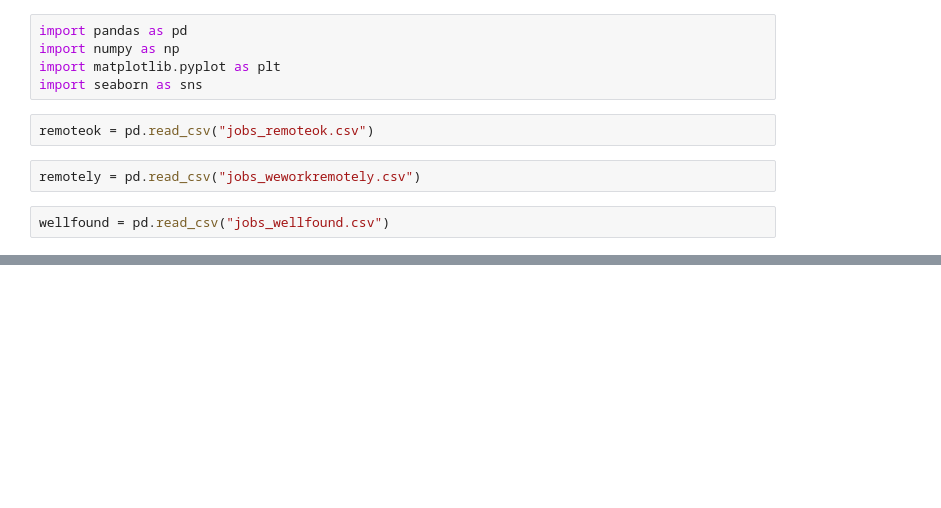
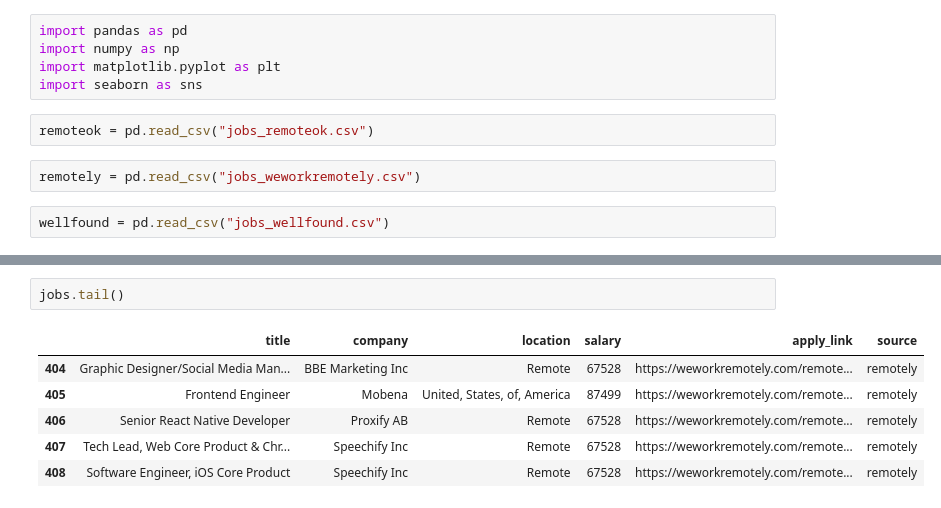
Before and after one commit to Boffins03/Remote-Job-Analyzer, a Jupyter notebook: data/processed/Untitled.ipynb, the cells around one changed output, grey strips where cells are left out. Drawn from its saved outputs; the diff is of its cells as text; blank space fills up the shorter version.

```diff
--- a/data/processed/Untitled.ipynb
+++ b/data/processed/Untitled.ipynb
@@ -53,0 +537,9 @@ memory usage: 12.6+ KB
+# %%
+jobs.tail()
+# %% [output]
+|  | title | company | location | salary | apply_link | source |
+| 404 | Graphic Designer/Social Media Man... | BBE Marketing Inc | Remote | 67528 | https://weworkremotely.com/remote... | remotely |
+| 405 | Frontend Engineer | Mobena | United, States, of, America | 87499 | https://weworkremotely.com/remote... | remotely |
+| 406 | Senior React Native Developer | Proxify AB | Remote | 67528 | https://weworkremotely.com/remote... | remotely |
+| 407 | Tech Lead, Web Core Product & Chr... | Speechify Inc | Remote | 67528 | https://weworkremotely.com/remote... | remotely |
+| 408 | Software Engineer, iOS Core Product | Speechify Inc | Remote | 67528 | https://weworkremotely.com/remote... | remotely |
```
Also changed, not shown: parts of 48 cells of this notebook, 36 other files.
